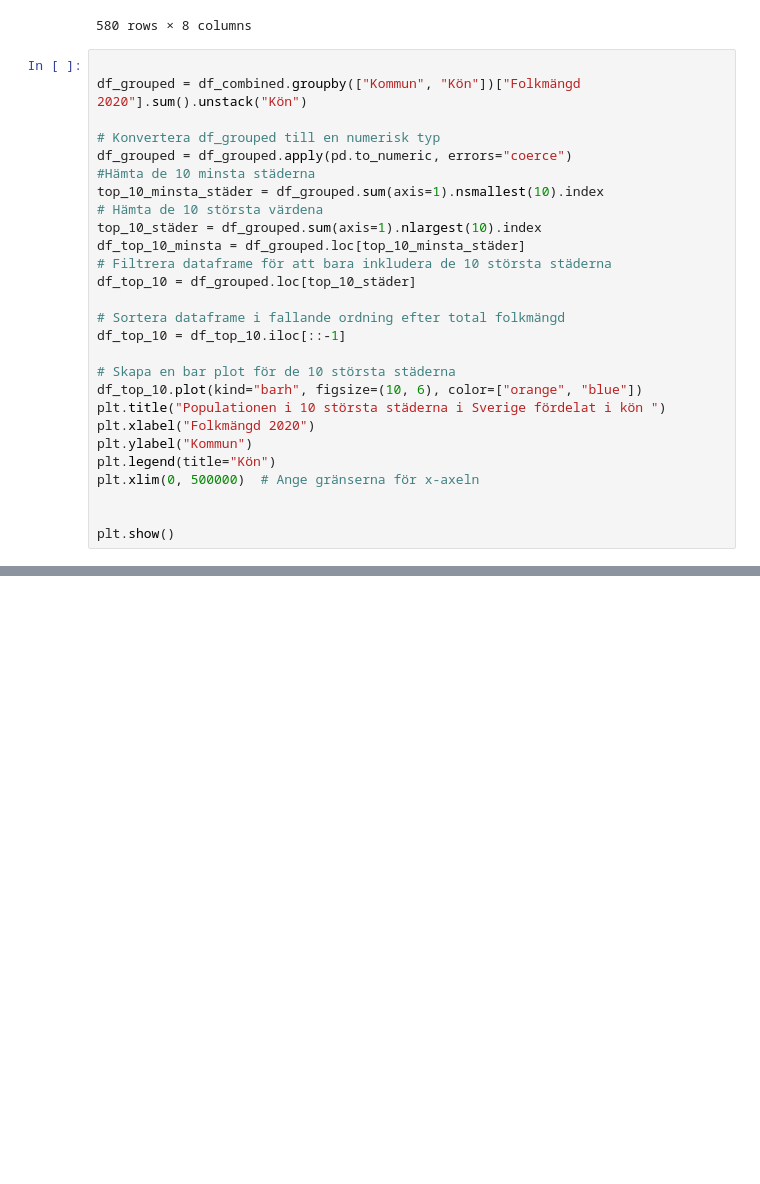
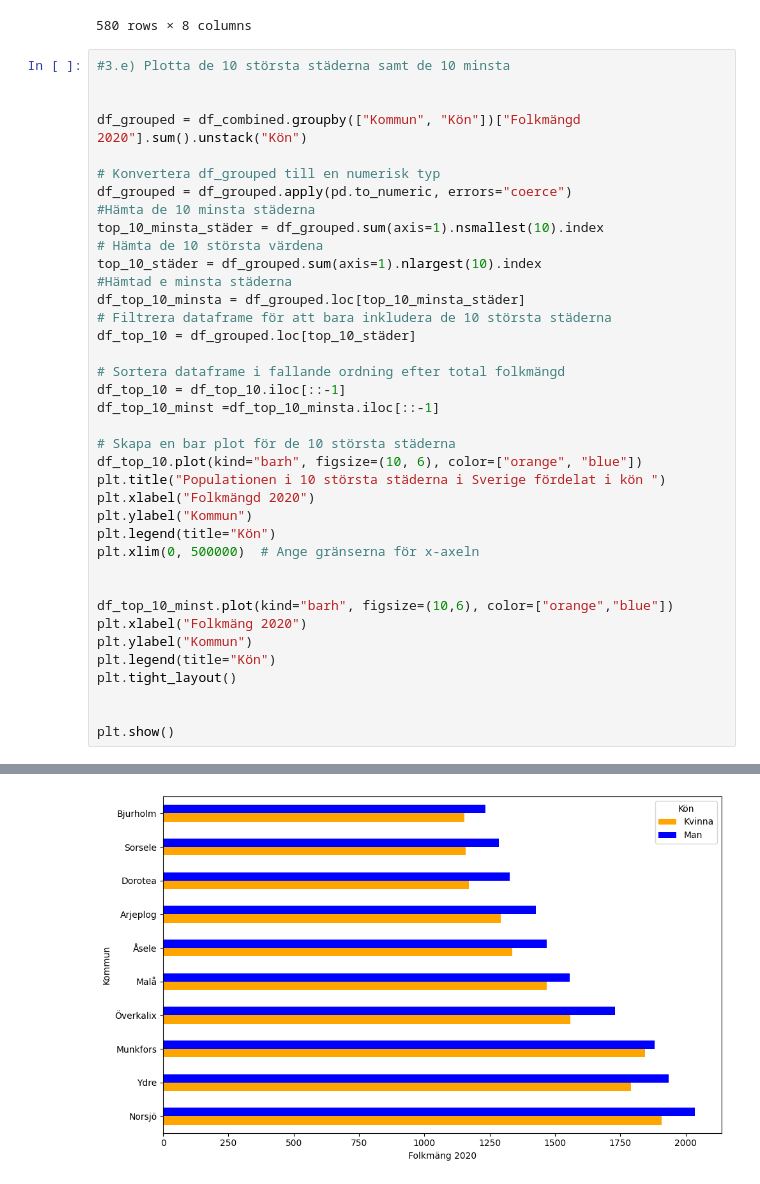
Before and after one commit to n00rp/python-programming-MARTIN-GUSTAFSSON, a Jupyter notebook: Exercises/Databehandling/Excercise_00.ipynb, the cells around one changed output, grey strips where cells are left out. Saved outputs shown, nothing was run; the diff lists cells and outputs as text; blank space fills up the shorter version.

```diff
--- a/Exercises/Databehandling/Excercise_00.ipynb
+++ b/Exercises/Databehandling/Excercise_00.ipynb
@@ -300,31 +300,43 @@ df_combined
 | 24 | Bjurholm | 1233 | 1249 | -1.281025 | Man | 2387 | 2408 | ... |
 580 rows × 8 columns
 # %%
+#3.e) Plotta de 10 största städerna samt de 10 minsta
+
 
 df_grouped = df_combined.groupby(["Kommun", "Kön"])["Folkmängd 2020"].sum().unstack("Kön")
 
 # Konvertera df_grouped till en numerisk typ
 df_grouped = df_grouped.apply(pd.to_numeric, errors="coerce")
 #Hämta de 10 minsta städerna
 top_10_minsta_städer = df_grouped.sum(axis=1).nsmallest(10).index
 # Hämta de 10 största värdena
 top_10_städer = df_grouped.sum(axis=1).nlargest(10).index
+#Hämtad e minsta städerna
 df_top_10_minsta = df_grouped.loc[top_10_minsta_städer]
 # Filtrera dataframe för att bara inkludera de 10 största städerna
 df_top_10 = df_grouped.loc[top_10_städer]
 
 # Sortera dataframe i fallande ordning efter total folkmängd
 df_top_10 = df_top_10.iloc[::-1]
+df_top_10_minst =df_top_10_minsta.iloc[::-1]
 
 # Skapa en bar plot för de 10 största städerna
 df_top_10.plot(kind="barh", figsize=(10, 6), color=["orange", "blue"])
 plt.title("Populationen i 10 största städerna i Sverige fördelat i kön ")
 plt.xlabel("Folkmängd 2020")
 plt.ylabel("Kommun")
 plt.legend(title="Kön")
 plt.xlim(0, 500000)  # Ange gränserna för x-axeln
 
 
+df_top_10_minst.plot(kind="barh", figsize=(10,6), color=["orange","blue"])
+plt.xlabel("Folkmäng 2020")
+plt.ylabel("Kommun")
+plt.legend(title="Kön")
+plt.tight_layout()
+
+
 plt.show()
 # %% [output]
 [figure]
+[figure, added]
```
Also changed, not shown: parts of 2 cells of this notebook.
